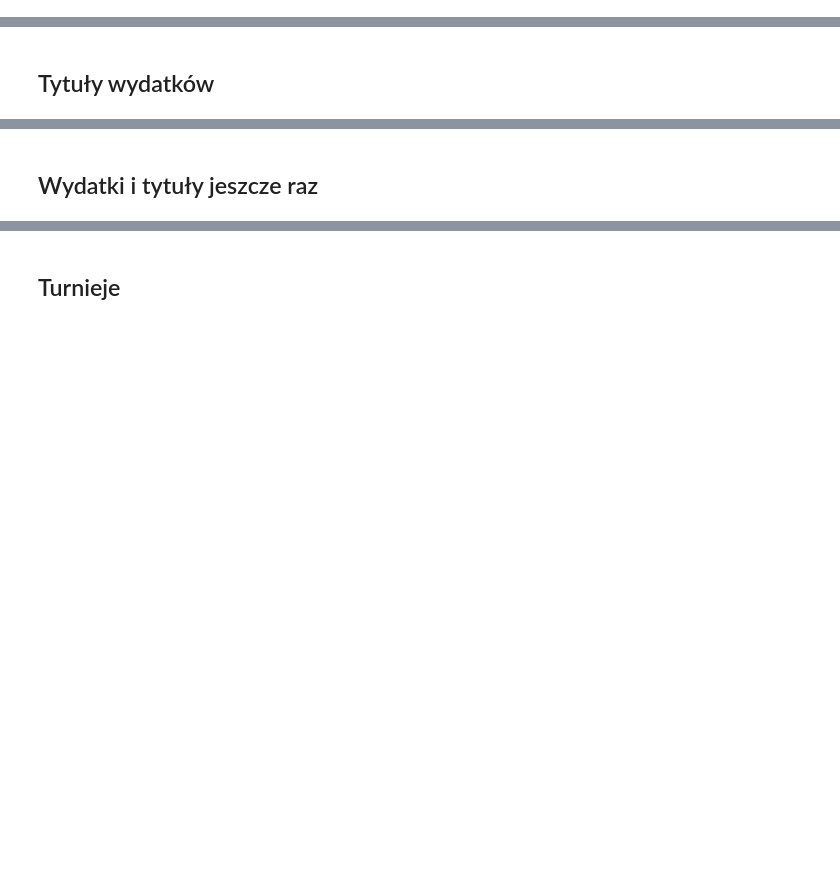
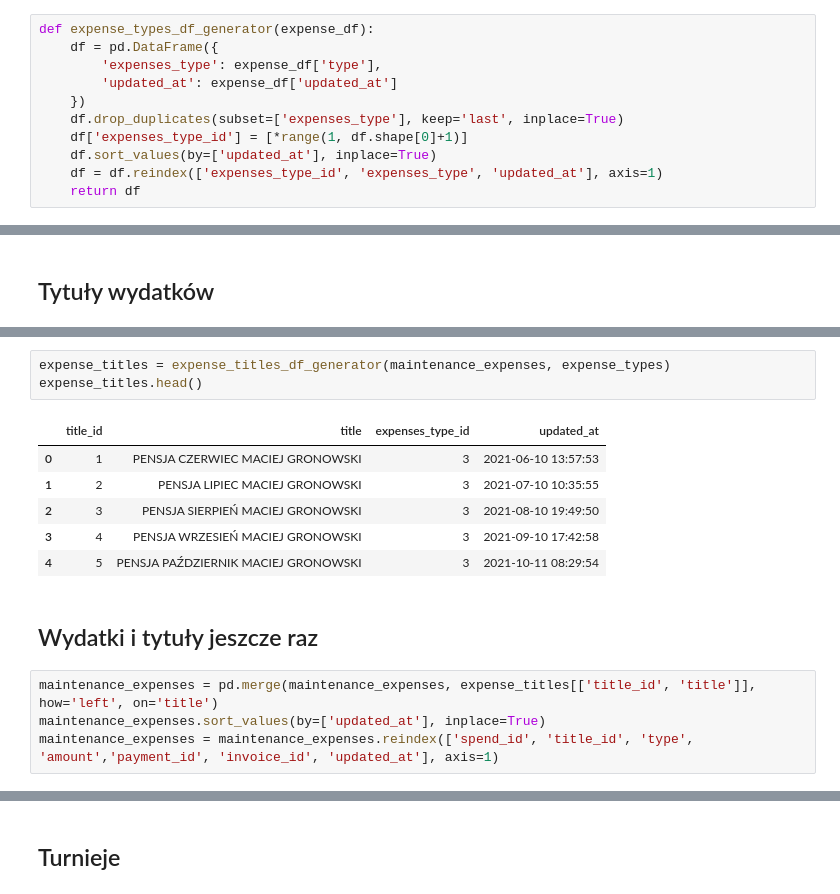
Before and after one commit to o-Mateo-o/geeks-and-dragons-db, a Jupyter notebook: notebooks/attempts/gen.ipynb, the cells around one changed output, grey strips where cells are left out. Saved outputs shown, nothing was run; the diff lists cells and outputs as text; blank space fills up the shorter version.

```diff
--- a/notebooks/attempts/gen.ipynb
+++ b/notebooks/attempts/gen.ipynb
@@ -532,0 +468,11 @@ heat_generator()
+# %%
+def expense_types_df_generator(expense_df):
+    df = pd.DataFrame({
+        'expenses_type': expense_df['type'],
+        'updated_at': expense_df['updated_at']
+    })
+    df.drop_duplicates(subset=['expenses_type'], keep='last', inplace=True)
+    df['expenses_type_id'] = [*range(1, df.shape[0]+1)]
+    df.sort_values(by=['updated_at'], inplace=True)
+    df = df.reindex(['expenses_type_id', 'expenses_type', 'updated_at'], axis=1)
+    return df
@@ -537,2 +502,16 @@ heat_generator()
+# %%
+expense_titles = expense_titles_df_generator(maintenance_expenses, expense_types)
+expense_titles.head()
+# %% [output]
+|  | title_id | title | expenses_type_id | updated_at |
+| 0 | 1 | PENSJA CZERWIEC MACIEJ GRONOWSKI | 3 | 2021-06-10 13:57:53 |
+| 1 | 2 | PENSJA LIPIEC MACIEJ GRONOWSKI | 3 | 2021-07-10 10:35:55 |
+| 2 | 3 | PENSJA SIERPIEŃ MACIEJ GRONOWSKI | 3 | 2021-08-10 19:49:50 |
+| 3 | 4 | PENSJA WRZESIEŃ MACIEJ GRONOWSKI | 3 | 2021-09-10 17:42:58 |
+| 4 | 5 | PENSJA PAŹDZIERNIK MACIEJ GRONOWSKI | 3 | 2021-10-11 08:29:54 |
 # %% [markdown]
 ## Wydatki i tytuły jeszcze raz
+# %%
+maintenance_expenses = pd.merge(maintenance_expenses, expense_titles[['title_id', 'title']], how='left', on='title')
+maintenance_expenses.sort_values(by=['updated_at'], inplace=True)
+maintenance_expenses = maintenance_expenses.reindex(['spend_id', 'title_id', 'type', 'amount','payment_id', 'invoice_id', 'updated_at'], axis=1)
```
Also changed, not shown: parts of 26 cells of this notebook.
